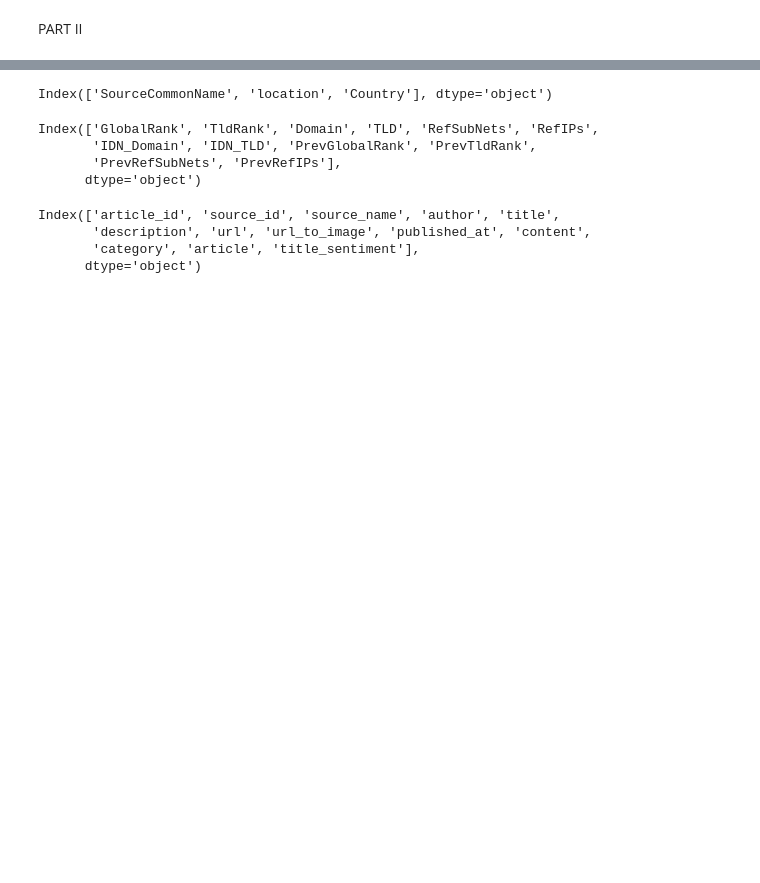
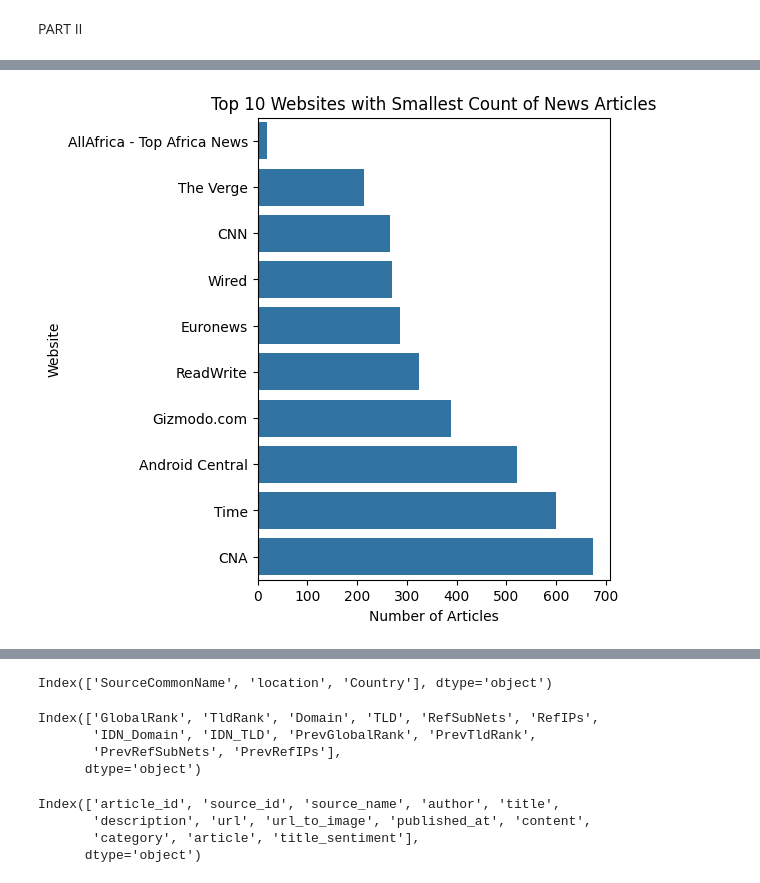
Before and after one commit to Wandera-Martin/news_correlation_10ac_week0-, a Jupyter notebook: notebooks/news_correlation.ipynb, the cells around one changed output, grey strips where cells are left out. Saved outputs shown, nothing was run; the diff lists cells and outputs as text; code cells hidden in the pictures; blank space fills up the shorter version.

```diff
--- a/notebooks/news_correlation.ipynb
+++ b/notebooks/news_correlation.ipynb
@@ -124,10 +51,12 @@ data_df.info()
 # %%
 # bottom 10 websites with the largest count of news articles
 bottom_10_websites = data_df['source_name'].value_counts().nsmallest(10)
 plt.figure(figsize=(10, 6))
 plt.subplot(1, 2, 2)
-sns.barplot(x=bottom_10_websites.values, y=bottom_10_websites.index,palette='Blues',legend=False)
+sns.barplot(x=bottom_10_websites.values, y=bottom_10_websites.index,legend=False)
 plt.title('Top 10 Websites with Smallest Count of News Articles')
 plt.xlabel('Number of Articles')
 plt.ylabel('Website')
 plt.show()
+# %% [output]
+[figure, added]
```
Also changed, not shown: parts of 29 cells of this notebook.
